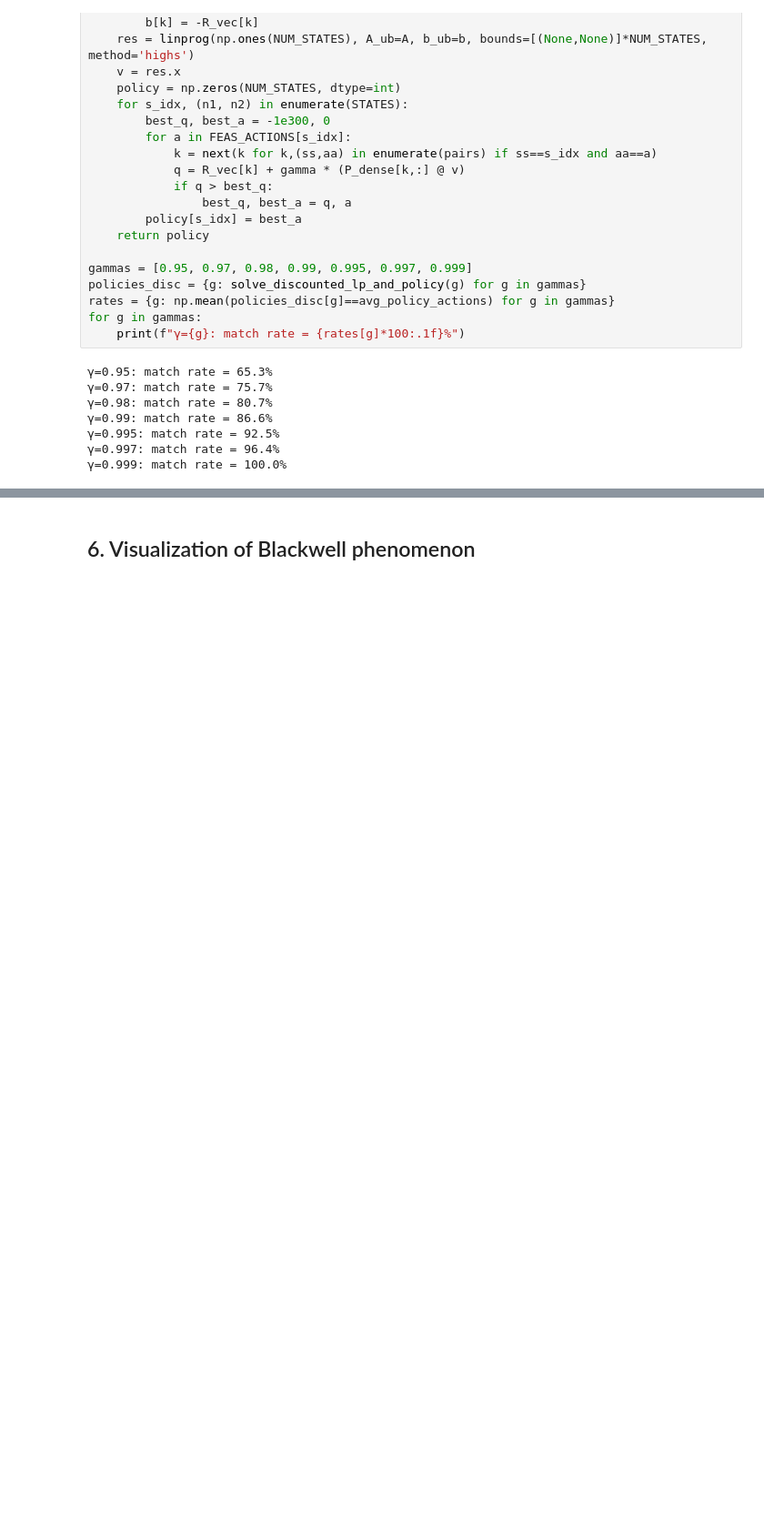
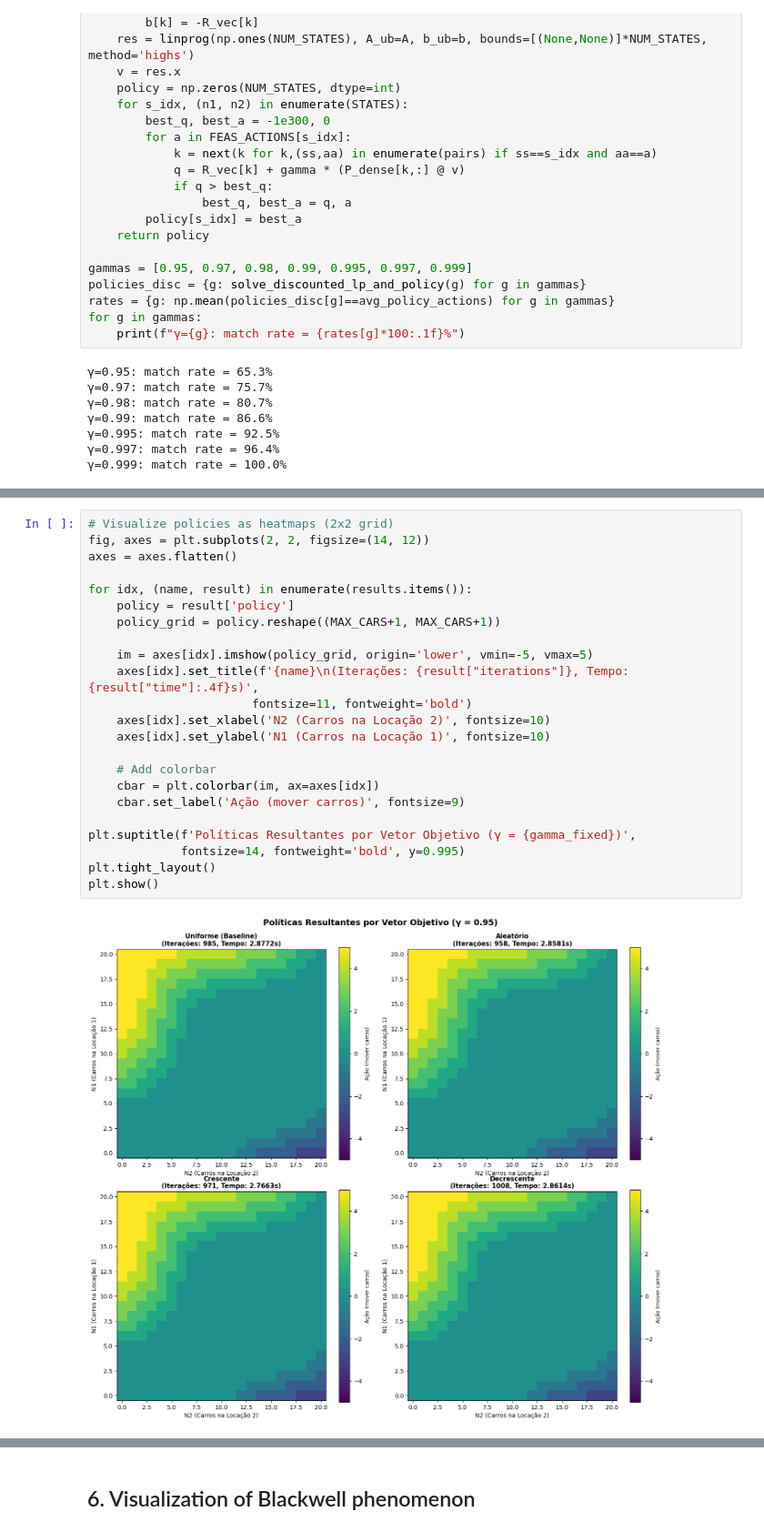
Before and after one commit to novae1/rl_gym, a Jupyter notebook: MDPs/blackwell_jack_rental.ipynb, the cells around one changed output, grey strips where cells are left out. Shown at 91% size. Saved outputs shown, nothing was run; the diff lists cells and outputs as text; blank space fills up the shorter version.

```diff
--- a/MDPs/blackwell_jack_rental.ipynb
+++ b/MDPs/blackwell_jack_rental.ipynb
@@ -216,0 +316,25 @@ for g in gammas:
+# %%
+# Visualize policies as heatmaps (2x2 grid)
+fig, axes = plt.subplots(2, 2, figsize=(14, 12))
+axes = axes.flatten()
+
+for idx, (name, result) in enumerate(results.items()):
+    policy = result['policy']
+    policy_grid = policy.reshape((MAX_CARS+1, MAX_CARS+1))
+
+    im = axes[idx].imshow(policy_grid, origin='lower', vmin=-5, vmax=5)
+    axes[idx].set_title(f'{name}\n(Iterações: {result["iterations"]}, Tempo: {result["time"]:.4f}s)',
+                       fontsize=11, fontweight='bold')
+    axes[idx].set_xlabel('N2 (Carros na Locação 2)', fontsize=10)
+    axes[idx].set_ylabel('N1 (Carros na Locação 1)', fontsize=10)
+
+    # Add colorbar
+    cbar = plt.colorbar(im, ax=axes[idx])
+    cbar.set_label('Ação (mover carros)', fontsize=9)
+
+plt.suptitle(f'Políticas Resultantes por Vetor Objetivo (γ = {gamma_fixed})',
+             fontsize=14, fontweight='bold', y=0.995)
+plt.tight_layout()
+plt.show()
+# %% [output]
+[figure, added]
```
Also changed, not shown: parts of 5 cells of this notebook, 1 other file.
